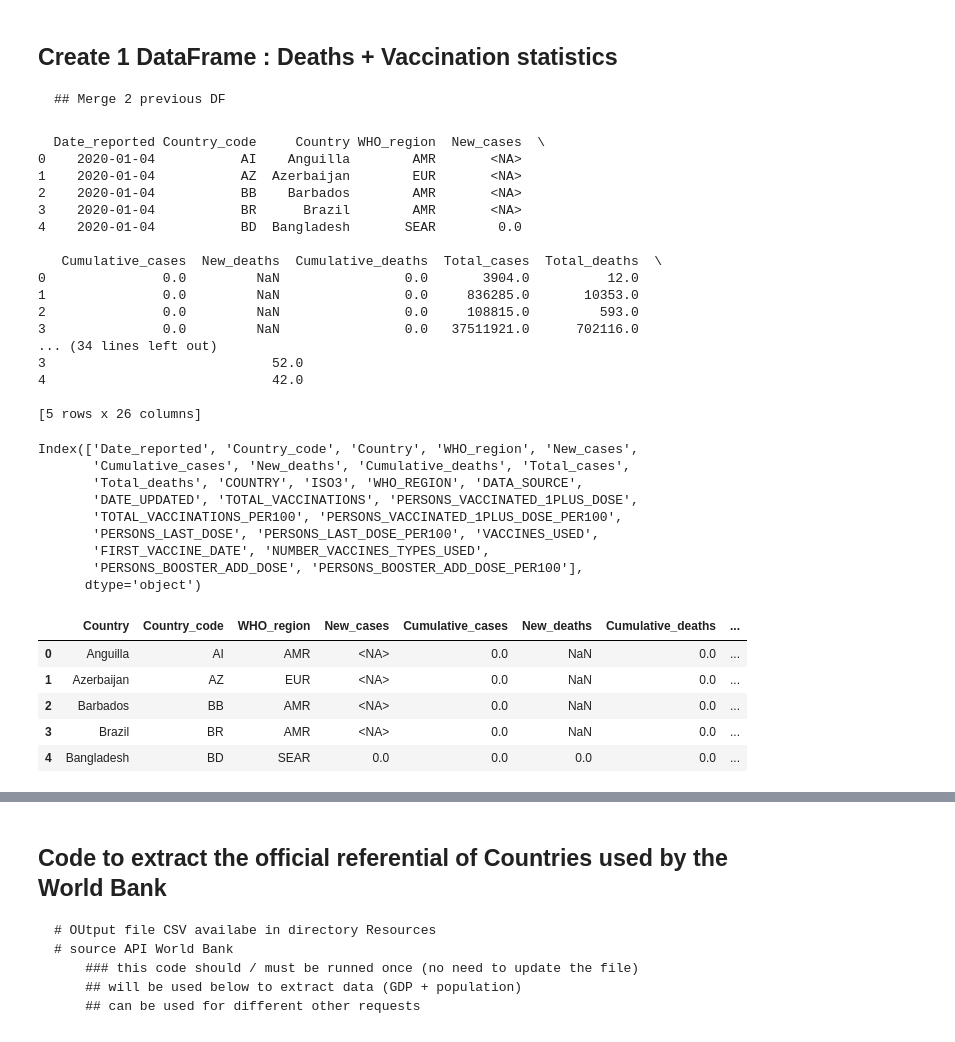
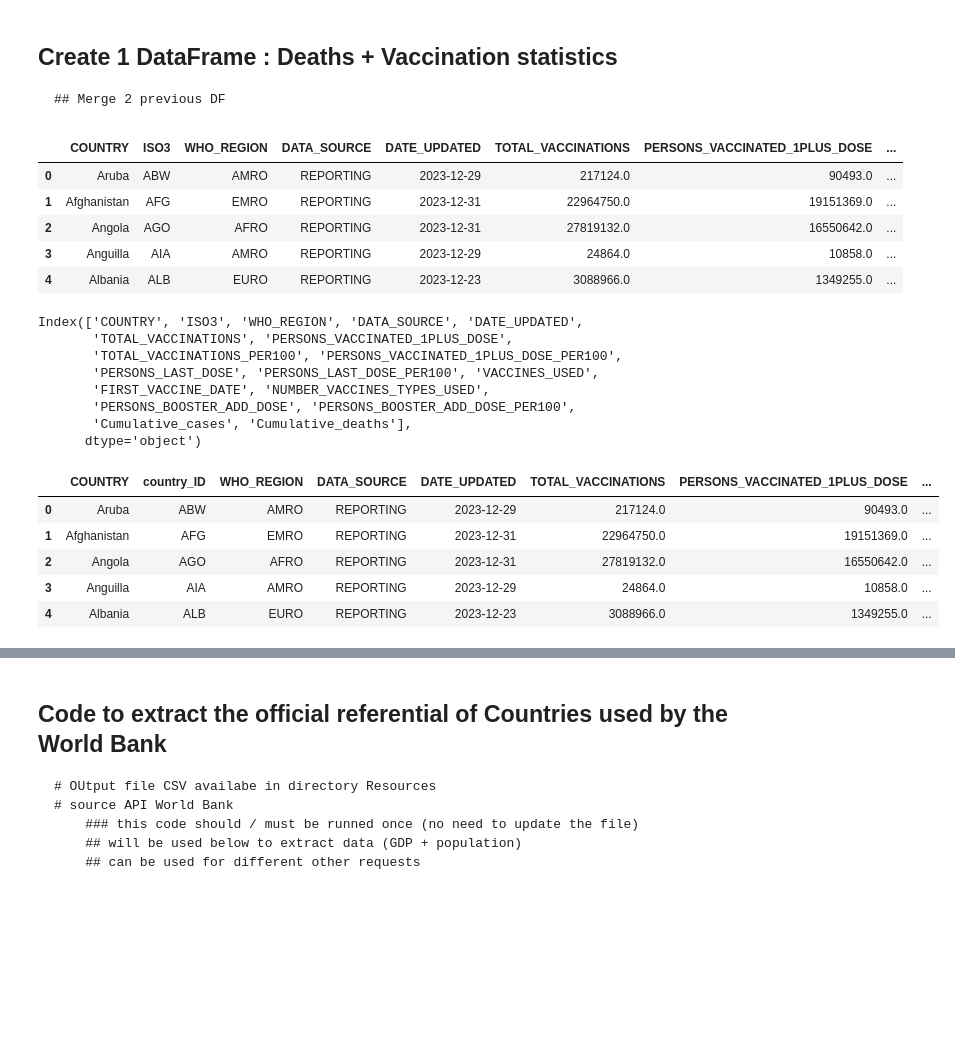
Before and after one commit to nazimben25/project1_group2, a Jupyter notebook: q4_death_vs_vaccination.ipynb, the cells around one changed output, grey strips where cells are left out. Cells and saved outputs as stored; diff of their text form; code cells hidden in the pictures; blank space fills up the shorter version.

```diff
--- a/q4_death_vs_vaccination.ipynb
+++ b/q4_death_vs_vaccination.ipynb
@@ -69,3 +74,7 @@ Cumulative_cases            Float64
 New_deaths                  float64
 Cumulative_deaths           Float64
 dtype: object
+# %%
+death_df['year'] = death_df['Date_reported'].dt.year
+death_df['month'] = death_df['Date_reported'].dt.month
+death_df.head()
@@ -208,64 +196,55 @@ dtype: object
 ##  merge DF death + vaccination
 
 death_vaccins_df = pd.merge(
-    death_df_clean,
     Vaccination_df,
+    death_total_country,
     how="inner",
-    left_on = 'Country',
-    right_on = 'COUNTRY'
+    left_on = 'COUNTRY',
+    right_on = 'Country'
     )
 
-print(death_vaccins_df.head())
+death_vaccins_df.head()
 # %% [output]
-  Date_reported Country_code     Country WHO_region  New_cases  \
-0    2020-01-04           AI    Anguilla        AMR       <NA>
-1    2020-01-04           AZ  Azerbaijan        EUR       <NA>
-2    2020-01-04           BB    Barbados        AMR       <NA>
-3    2020-01-04           BR      Brazil        AMR       <NA>
-4    2020-01-04           BD  Bangladesh       SEAR        0.0
-
-   Cumulative_cases  New_deaths  Cumulative_deaths  Total_cases  Total_deaths  \
-0               0.0         NaN                0.0       3904.0          12.0
-1               0.0         NaN                0.0     836285.0       10353.0
-2               0.0         NaN                0.0     108815.0         593.0
-3               0.0         NaN                0.0   37511921.0      702116.0
-... (34 lines left out)
-3                             52.0
-4                             42.0
-
-[5 rows x 26 columns]
+|  | COUNTRY | ISO3 | WHO_REGION | DATA_SOURCE | DATE_UPDATED | TOTAL_VACCINATIONS | PERSONS_VACCINATED_1PLUS_DOSE | ... |
+| 0 | Aruba | ABW | AMRO | REPORTING | 2023-12-29 | 217124.0 | 90493.0 | ... |
+| 1 | Afghanistan | AFG | EMRO | REPORTING | 2023-12-31 | 22964750.0 | 19151369.0 | ... |
+| 2 | Angola | AGO | AFRO | REPORTING | 2023-12-31 | 27819132.0 | 16550642.0 | ... |
+| 3 | Anguilla | AIA | AMRO | REPORTING | 2023-12-29 | 24864.0 | 10858.0 | ... |
+| 4 | Albania | ALB | EURO | REPORTING | 2023-12-23 | 3088966.0 | 1349255.0 | ... |
 # %%
 # explore columns
 
 print(death_vaccins_df.columns)
 # %% [output]
-Index(['Date_reported', 'Country_code', 'Country', 'WHO_region', 'New_cases',
-       'Cumulative_cases', 'New_deaths', 'Cumulative_deaths', 'Total_cases',
-       'Total_deaths', 'COUNTRY', 'ISO3', 'WHO_REGION', 'DATA_SOURCE',
-       'DATE_UPDATED', 'TOTAL_VACCINATIONS', 'PERSONS_VACCINATED_1PLUS_DOSE',
+Index(['COUNTRY', 'ISO3', 'WHO_REGION', 'DATA_SOURCE', 'DATE_UPDATED',
+       'TOTAL_VACCINATIONS', 'PERSONS_VACCINATED_1PLUS_DOSE',
        'TOTAL_VACCINATIONS_PER100', 'PERSONS_VACCINATED_1PLUS_DOSE_PER100',
        'PERSONS_LAST_DOSE', 'PERSONS_LAST_DOSE_PER100', 'VACCINES_USED',
        'FIRST_VACCINE_DATE', 'NUMBER_VACCINES_TYPES_USED',
-       'PERSONS_BOOSTER_ADD_DOSE', 'PERSONS_BOOSTER_ADD_DOSE_PER100'],
+       'PERSONS_BOOSTER_ADD_DOSE', 'PERSONS_BOOSTER_ADD_DOSE_PER100',
+       'Cumulative_cases', 'Cumulative_deaths'],
       dtype='object')
 # %%
 # selected useful columns for death_vaccins_df
 
-death_vaccins_df_clean = death_vaccins_df[['Country','Country_code','WHO_region',
-                                    'New_cases','Cumulative_cases', 'New_deaths', 'Cumulative_deaths',
-                                    'Total_cases','Total_deaths',
-                                    'DATE_UPDATED','TOTAL_VACCINATIONS','TOTAL_VACCINATIONS_PER100',
-                                    'PERSONS_BOOSTER_ADD_DOSE_PER100'
-                                    ]]
+death_vaccins_df_clean = death_vaccins_df[['COUNTRY', 'ISO3', 'WHO_REGION', 'DATA_SOURCE', 'DATE_UPDATED',
+        'TOTAL_VACCINATIONS', 'PERSONS_VACCINATED_1PLUS_DOSE',
+       'TOTAL_VACCINATIONS_PER100', 'PERSONS_VACCINATED_1PLUS_DOSE_PER100',
+       'PERSONS_LAST_DOSE', 'PERSONS_LAST_DOSE_PER100', 'VACCINES_USED',
+       'FIRST_VACCINE_DATE', 'NUMBER_VACCINES_TYPES_USED',
+       'PERSONS_BOOSTER_ADD_DOSE', 'PERSONS_BOOSTER_ADD_DOSE_PER100',
+       'Cumulative_cases', 'Cumulative_deaths'
+        ]]
 
+death_vaccins_df_clean = death_vaccins_df_clean.rename(columns={'ISO3':'country_ID'})
 death_vaccins_df_clean.head()
 # %% [output]
-|  | Country | Country_code | WHO_region | New_cases | Cumulative_cases | New_deaths | Cumulative_deaths | ... |
-| 0 | Anguilla | AI | AMR | <NA> | 0.0 | NaN | 0.0 | ... |
-| 1 | Azerbaijan | AZ | EUR | <NA> | 0.0 | NaN | 0.0 | ... |
-| 2 | Barbados | BB | AMR | <NA> | 0.0 | NaN | 0.0 | ... |
-| 3 | Brazil | BR | AMR | <NA> | 0.0 | NaN | 0.0 | ... |
-| 4 | Bangladesh | BD | SEAR | 0.0 | 0.0 | 0.0 | 0.0 | ... |
+|  | COUNTRY | country_ID | WHO_REGION | DATA_SOURCE | DATE_UPDATED | TOTAL_VACCINATIONS | PERSONS_VACCINATED_1PLUS_DOSE | ... |
+| 0 | Aruba | ABW | AMRO | REPORTING | 2023-12-29 | 217124.0 | 90493.0 | ... |
+| 1 | Afghanistan | AFG | EMRO | REPORTING | 2023-12-31 | 22964750.0 | 19151369.0 | ... |
+| 2 | Angola | AGO | AFRO | REPORTING | 2023-12-31 | 27819132.0 | 16550642.0 | ... |
+| 3 | Anguilla | AIA | AMRO | REPORTING | 2023-12-29 | 24864.0 | 10858.0 | ... |
+| 4 | Albania | ALB | EURO | REPORTING | 2023-12-23 | 3088966.0 | 1349255.0 | ... |
 # %%
 ### little check
 
```
Also changed, not shown: parts of 31 cells of this notebook, 10 other files.
